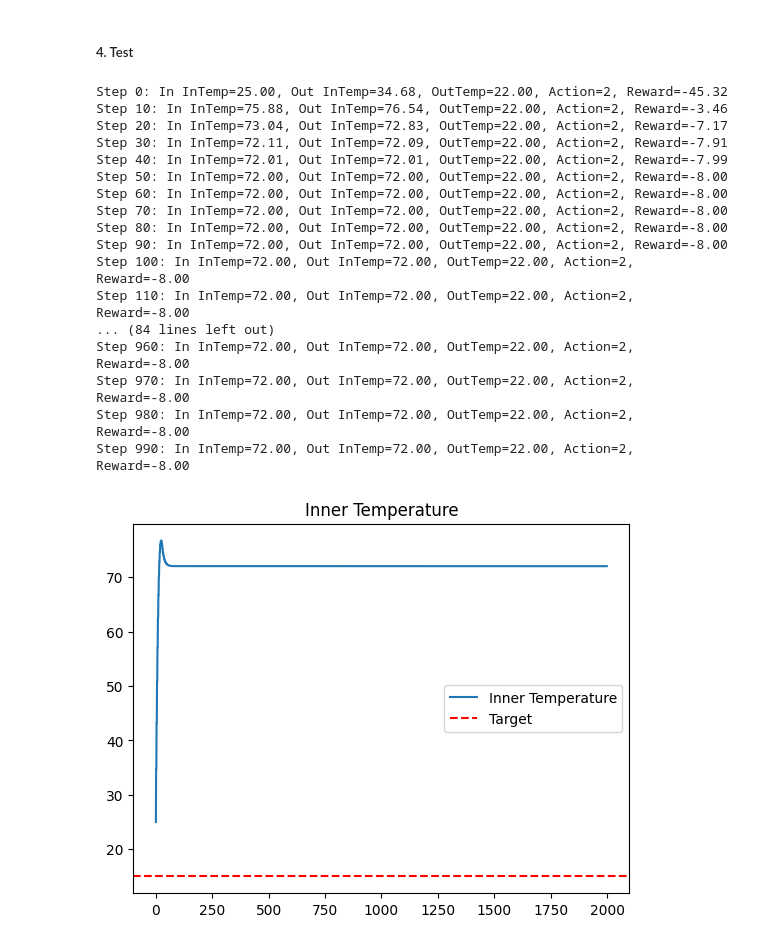
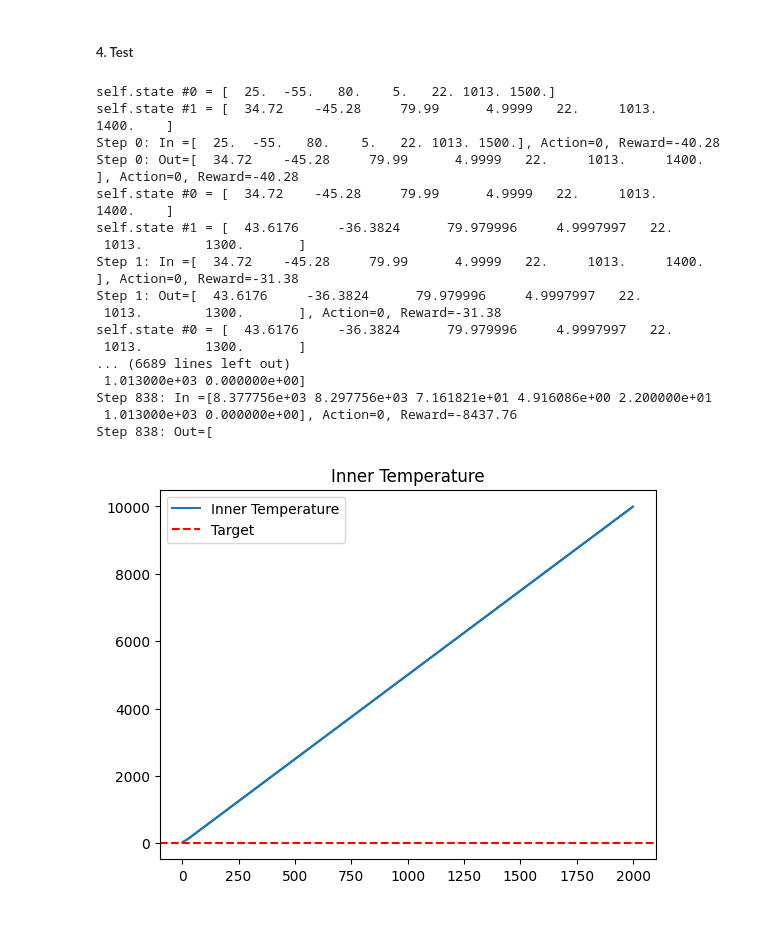
Before and after one commit to swhors/mlops_jupyter_notebooks, a Jupyter notebook: notebook/DryingOven/SampleModeling_v1.1.ipynb, the cells around one changed output. Saved outputs shown, nothing was run; the diff lists cells and outputs as text; code cells hidden in the pictures.

```diff
--- a/notebook/DryingOven/SampleModeling_v1.1.ipynb
+++ b/notebook/DryingOven/SampleModeling_v1.1.ipynb
@@ -10,7 +10,7 @@
 
 csv_file_name = "./drying_oven_sensor_v1.1.csv"
 model_path_name = "./ppo_dryer_control_v1.1.pth"
-global_num_samples = 100000
+global_num_samples = 10000
 # %%
 import pandas as pd
 import numpy as np
@@ -158,7 +165,6 @@ class DryerEnv(gym.Env):
 
     def _generate_simul_data(self, state, action):
         inner_temp, error, humidity, weight, outer_temp, pressure, fan_rpm = state
-
         # 습도 및 무게 자연 감소
         humidity = max(15.0, humidity - 0.01)
         weight = max(4.2, weight - 0.0001)
@@ -187,15 +193,15 @@ class DryerEnv(gym.Env):
         # 공급(Heater)보다 손실(Loss)이 크면 온도는 떨어짐 (UP 액션 시 발생)
         # 공급(Heater)보다 손실(Loss)이 작으면 온도는 올라감 (DOWN 액션 시 발생)
         temp_change = heater_input - heat_loss
-        inner_temp += temp_change
+        new_inner_temp = inner_temp + temp_change
 
         # 4. 결과 검증 (인지 확인)
         # - UP(2) 클릭 -> RPM 상승 -> cooling_factor 상승 -> heat_loss 상승 -> temp_change 감소 -> 온도 하락
         # - DOWN(0) 클릭 -> RPM 하락 -> cooling_factor 하락 -> heat_loss 하락 -> temp_change 증가 -> 온도 상승
 
         return {
-                "inner_temp": inner_temp,
-                "error": inner_temp - self.target_temp,
+                "inner_temp": new_inner_temp,
+                "error": new_inner_temp - self.target_temp,
                 "humidity": humidity,
                 "weight": weight,
                 "outer_temp": outer_temp,
@@ -271,11 +277,14 @@ class DryerEnv(gym.Env):
         reward = -abs(diff)
 
         # 올바른 대응에 보너스
-        if diff < -2.0 and action == 0: reward += 5.0 # 추울 때 RPM 낮추면 칭찬
-        if diff > 2.0 and action == 2:  reward += 5.0 # 더울 때 RPM 높이면 칭찬
+        if diff < -1.0 and action == 0: reward += 20.0 # 추울 때 RPM 낮추면 칭찬
+        if diff > 1.0 and action == 2:  reward += 20.0 # 더울 때 RPM 높이면 칭찬
         # 목표 온도 근처(±2도)에 도달 시 추가 보상
         if abs(diff) <= 2.0:
-            reward += 20.0
+            reward += 30.0
+
+        # if diff > 1.0: # 온도가 높음
+        #     reward += (20.0 if action == 2 else -30.0) # UP이면 상, DOWN/KEEP이면 큰 벌
 
         # 4. 종료 조건
         terminated = self.current_step >= self.max_steps
@@ -288,9 +297,11 @@ class DryerEnv(gym.Env):
 
     def step(self, action):
         self._send_action_to_dryer(action)
+        print(f'self.state #0 = {self.state}')
         self.state = self._get_data_from_dryer(action=action)
         for i in range(len(self.state)):
             self.state[i] = DryerEnv._unpack_nptype(self.state[i])
+        print(f'self.state #1 = {self.state}')
         reward, terminated, truncated = self._generate_reward(self.state[0])
         self.terminated = terminated
         # 5. 보상 계산
@@ -472,50 +485,53 @@ def test_model(model_path_name="recurrent_ppo_dryer_control", repeat_cnt=100):
     model.env = env
 
     # obs, _ = env.reset()
     obs = env.state
 
     for i in range(repeat_cnt):
         # 모델 예측 (deterministic=True: 가장 확률 높은 액션 선택)
+        in_obs = obs
         in_inner_temp = obs[0]
         action, lstm_states = model.predict(
             obs,
             deterministic=True
         )
         action = int(action)
         obs, reward, terminated, truncated, _ = model.env.step(action)
-        if i % 10 == 0:
-            print( f"Step {i}: In InTemp={in_inner_temp:.2f}, Out InTemp={obs[0]:.2f}, OutTemp={obs[4]:.2f}, Action={action}, Reward={reward:.2f}")
+        out_obs = obs
+        if i % 1 == 0:
+            print( f"Step {i}: In ={in_obs}, Action={action}, Reward={reward:.2f}")
+            print( f"Step {i}: Out={out_obs}, Action={action}, Reward={reward:.2f}")
         innert_temp_history.append(in_inner_temp)
         innert_temp_history.append(obs[0])
         action_history.append(action)
         reward_history.append(reward)
 
         # if terminated or truncated:
         #     break
 
 test_model(model_path_name=model_path_name, repeat_cnt=1000)
 
 plt.plot(innert_temp_history, label='Inner Temperature')
 plt.axhline(15, color='r', linestyle='--', label='Target')
 plt.title("Inner Temperature")
 plt.legend()
 plt.show()
 # %% [output]
-Step 0: In InTemp=25.00, Out InTemp=34.68, OutTemp=22.00, Action=2, Reward=-45.32
-Step 10: In InTemp=75.88, Out InTemp=76.54, OutTemp=22.00, Action=2, Reward=-3.46
-Step 20: In InTemp=73.04, Out InTemp=72.83, OutTemp=22.00, Action=2, Reward=-7.17
-Step 30: In InTemp=72.11, Out InTemp=72.09, OutTemp=22.00, Action=2, Reward=-7.91
-Step 40: In InTemp=72.01, Out InTemp=72.01, OutTemp=22.00, Action=2, Reward=-7.99
-Step 50: In InTemp=72.00, Out InTemp=72.00, OutTemp=22.00, Action=2, Reward=-8.00
-Step 60: In InTemp=72.00, Out InTemp=72.00, OutTemp=22.00, Action=2, Reward=-8.00
-Step 70: In InTemp=72.00, Out InTemp=72.00, OutTemp=22.00, Action=2, Reward=-8.00
-Step 80: In InTemp=72.00, Out InTemp=72.00, OutTemp=22.00, Action=2, Reward=-8.00
-Step 90: In InTemp=72.00, Out InTemp=72.00, OutTemp=22.00, Action=2, Reward=-8.00
-Step 100: In InTemp=72.00, Out InTemp=72.00, OutTemp=22.00, Action=2, Reward=-8.00
-Step 110: In InTemp=72.00, Out InTemp=72.00, OutTemp=22.00, Action=2, Reward=-8.00
-... (84 lines left out)
-Step 960: In InTemp=72.00, Out InTemp=72.00, OutTemp=22.00, Action=2, Reward=-8.00
-Step 970: In InTemp=72.00, Out InTemp=72.00, OutTemp=22.00, Action=2, Reward=-8.00
-Step 980: In InTemp=72.00, Out InTemp=72.00, OutTemp=22.00, Action=2, Reward=-8.00
-Step 990: In InTemp=72.00, Out InTemp=72.00, OutTemp=22.00, Action=2, Reward=-8.00
+self.state #0 = [  25.  -55.   80.    5.   22. 1013. 1500.]
+self.state #1 = [  34.72    -45.28     79.99      4.9999   22.     1013.     1400.    ]
+Step 0: In =[  25.  -55.   80.    5.   22. 1013. 1500.], Action=0, Reward=-40.28
+Step 0: Out=[  34.72    -45.28     79.99      4.9999   22.     1013.     1400.    ], Action=0, Reward=-40.28
+self.state #0 = [  34.72    -45.28     79.99      4.9999   22.     1013.     1400.    ]
+self.state #1 = [  43.6176     -36.3824      79.979996     4.9997997   22.
+ 1013.        1300.       ]
+Step 1: In =[  34.72    -45.28     79.99      4.9999   22.     1013.     1400.    ], Action=0, Reward=-31.38
+Step 1: Out=[  43.6176     -36.3824      79.979996     4.9997997   22.
+ 1013.        1300.       ], Action=0, Reward=-31.38
+self.state #0 = [  43.6176     -36.3824      79.979996     4.9997997   22.
+ 1013.        1300.       ]
+... (6689 lines left out)
+ 1.013000e+03 0.000000e+00]
+Step 838: In =[8.377756e+03 8.297756e+03 7.161821e+01 4.916086e+00 2.200000e+01
+ 1.013000e+03 0.000000e+00], Action=0, Reward=-8437.76
+Step 838: Out=[
-[figure, old version]
+[figure, new version]
```
Also changed, not shown: parts of 5 cells of this notebook.
